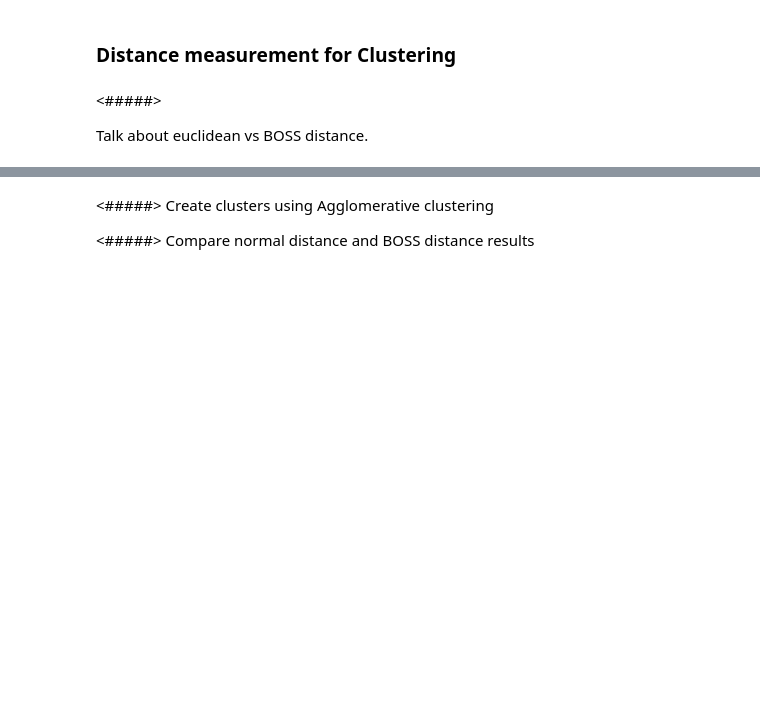
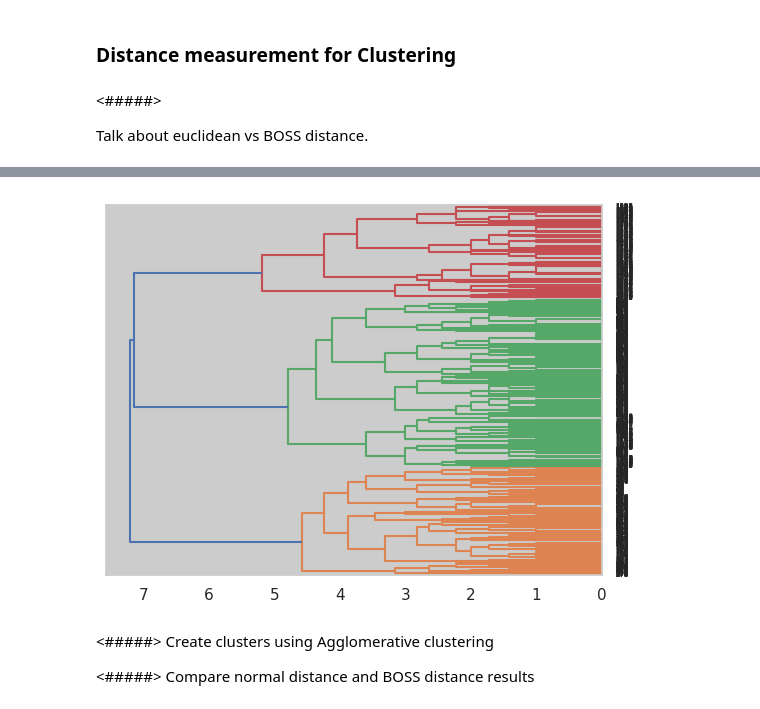
Before and after one commit to pmnerfed/capstone_option_trading, a Jupyter notebook: Review/Review.ipynb, the cells around one changed output, grey strips where cells are left out. Cells and saved outputs as stored; diff of their text form; code cells hidden in the pictures; blank space fills up the shorter version.

```diff
--- a/Review/Review.ipynb
+++ b/Review/Review.ipynb
@@ -460,3 +465,32 @@ def create_dist_matrix(dataset, dist_func, **kwargs):
                                   range(len(dataset))):
         distance_mat[i, j] = dist_func(dataset[i], dataset[j], **kwargs)
     return distance_mat
+# %%
+def plot_dendrogram(model, **kwargs):
+    # function copied from sklearn:
+    # plot_agglomerative_dendrogram.html
+    #
+    # Create linkage matrix and then plot the dendrogram
+
+    # create the counts of samples under each node
+    counts = np.zeros(model.children_.shape[0])
+    n_samples = len(model.labels_)
+    for i, merge in enumerate(model.children_):
+        current_count = 0
+        for child_idx in merge:
+            if child_idx < n_samples:
+                current_count += 1  # leaf node
+            else:
+                current_count += counts[child_idx - n_samples]
+        counts[i] = current_count
+    linkage_matrix = np.column_stack(
+        [model.children_, model.distances_, counts]
+    ).astype(float)
+
+    # Plot the corresponding dendrogram
+    dendrogram(linkage_matrix,
+               color_threshold=sorted(model.distances_)[-2], **kwargs)
+# %%
+dist_mat_euc = create_dist_matrix(BOSS(sparse=False, n_bins=3,
+                                           word_size=3).fit_transform(X_train),
+                                      boss)
@@ -463,3 +513,13 @@ def create_dist_matrix(dataset, dist_func, **kwargs):
+# %%
+model = AgglomerativeClustering(compute_full_tree=True,
+                                    compute_distances=True,
+                                    n_clusters=14, affinity="precomputed",
+                                    linkage="complete")
+cluster = model.fit_predict(dist_mat_euc)
+# %%
+plot_dendrogram(model, orientation='left')
+# %% [output]
+[figure, added]
 # %% [markdown]
 <#####> Create clusters using Agglomerative clustering
 
```
Also changed, not shown: parts of 2 cells of this notebook.
